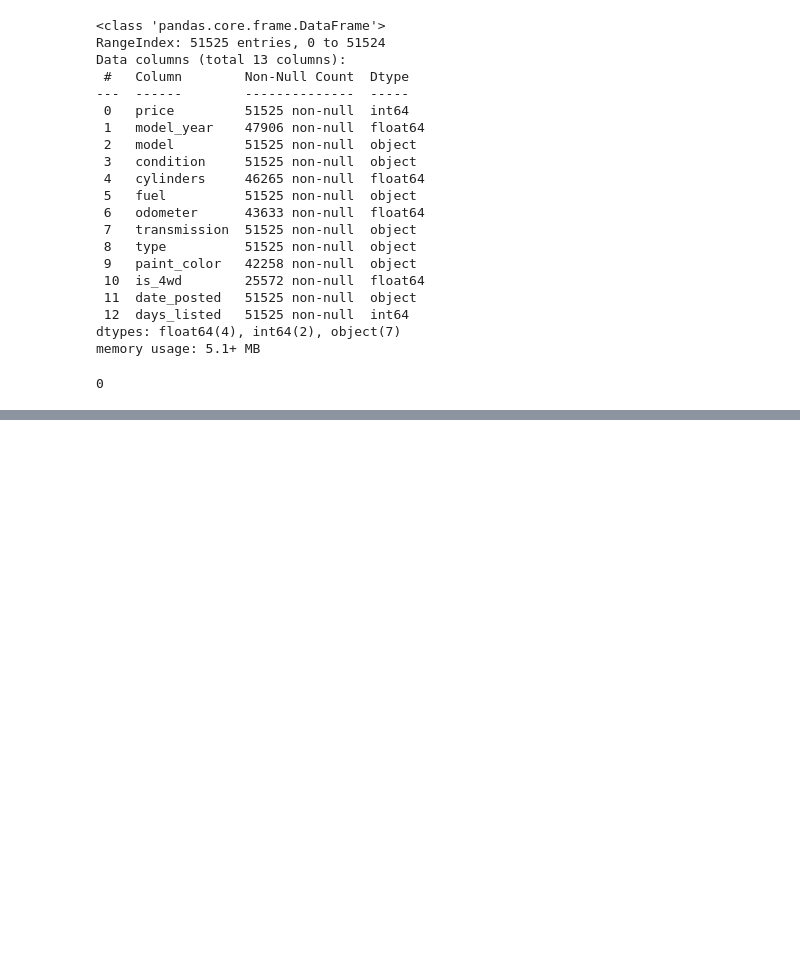
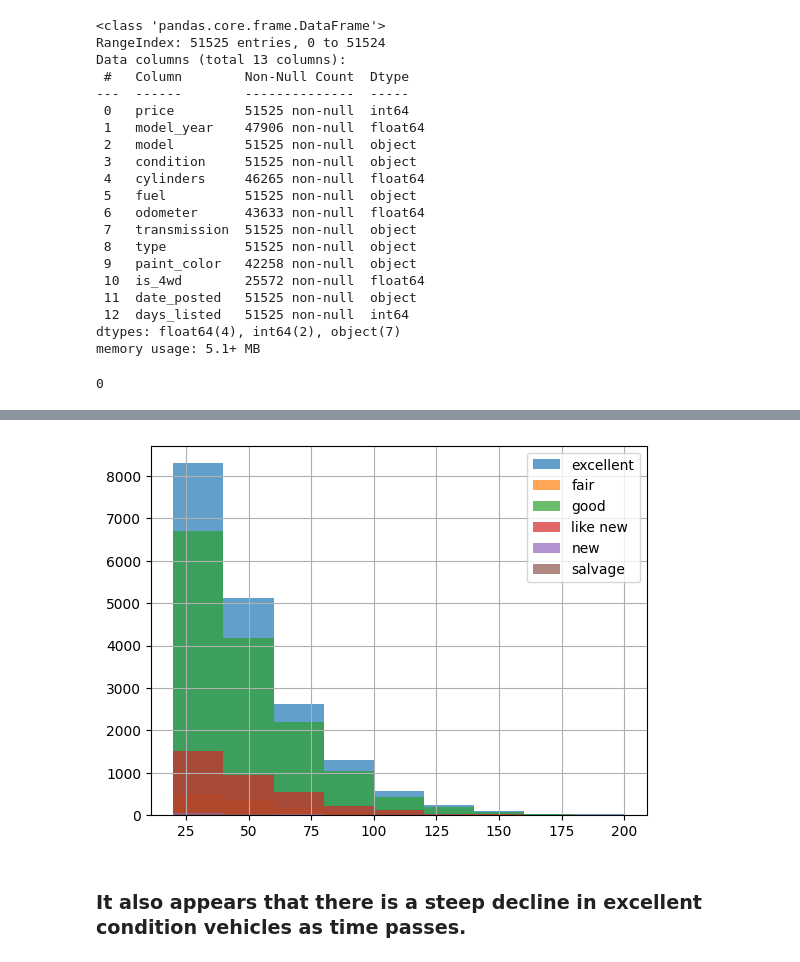
Before and after one commit to Sweetfeets00/SDtoolsProject, a Jupyter notebook: sdproject/Notebooks/EDA.ipynb, the cells around one changed output, grey strips where cells are left out. Drawn from its saved outputs; the diff is of its cells as text; code cells hidden in the pictures; blank space fills up the shorter version.

```diff
--- a/sdproject/Notebooks/EDA.ipynb
+++ b/sdproject/Notebooks/EDA.ipynb
@@ -107,0 +166,8 @@ hist = values.hist(bins=8
+# %%
+# Group by 'category' and create histograms for 'value'
+data.groupby('condition')['days_listed'].hist(bins=[20,40,60,80,100,120,140,160,180,200],alpha=0.7, legend=True)
+plt.show()
+# %% [output]
+[figure, added]
+# %% [markdown]
+### It also appears that there is a steep decline in excellent condition vehicles as time passes.
```
Also changed, not shown: parts of 17 cells of this notebook, 2 other files.
